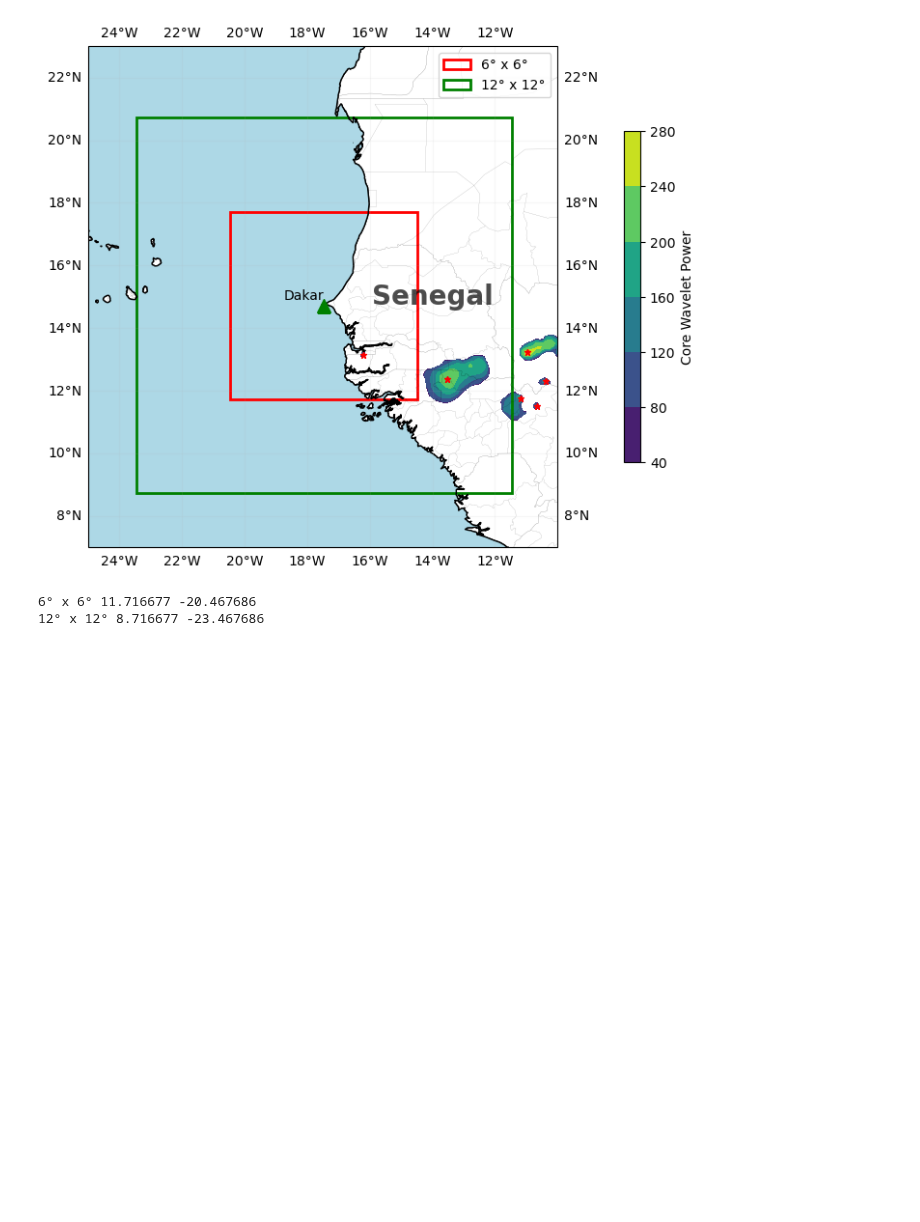
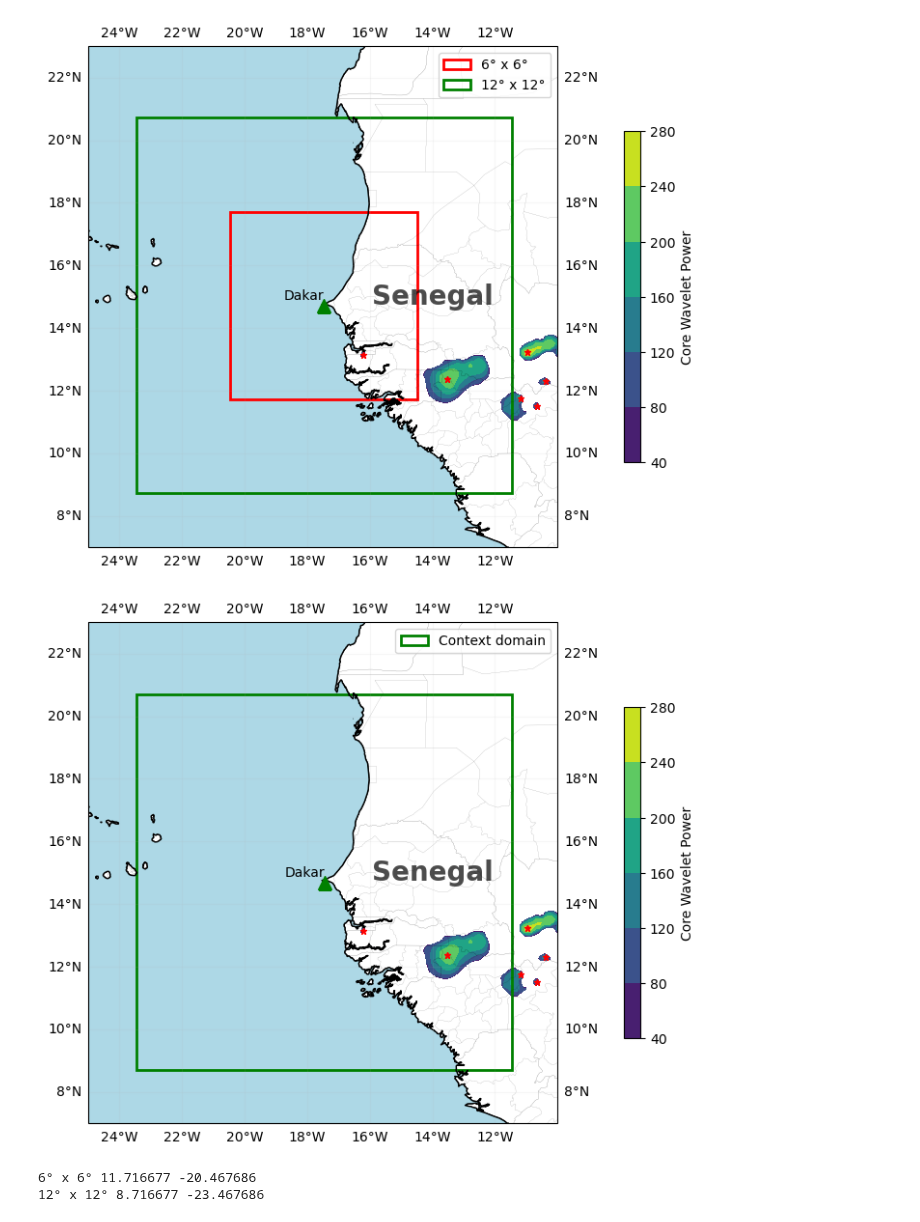
Before and after one commit to mendrika-mdg/EPS-Impact-Case-AI-Nowcasting, a Jupyter notebook: notebook/analysis/plotting-senegal.ipynb, the cells around one changed output. Saved outputs shown, nothing was run; the diff lists cells and outputs as text; code cells hidden in the pictures; blank space fills up the shorter version.

```diff
--- a/notebook/analysis/plotting-senegal.ipynb
+++ b/notebook/analysis/plotting-senegal.ipynb
@@ -120,6 +120,72 @@ plt.tight_layout()
 plt.show()
 # %% [output]
 [figure]
+# %%
+# Define extent
+extent = (-25, -10, 7, 23)
+
+# Create figure and axis
+fig, ax = plt.subplots(figsize=(7, 10), subplot_kw={'projection': ccrs.PlateCarree()})
+
+# Set map extent
+ax.set_extent(extent, crs=ccrs.PlateCarree())
+
+# Add map features
+ax.add_feature(cfeature.BORDERS, edgecolor='black', linewidth=0.1)
+ax.add_feature(cfeature.COASTLINE, edgecolor='black')
+
+# Force LAND to be white
+ax.add_feature(cfeature.LAND, facecolor='white', edgecolor='black')
+ax.add_feature(cfeature.OCEAN, facecolor='lightblue')
+
+gl = ax.gridlines(xlocs=np.arange(-26, -8, 2),
+                  ylocs=np.arange(8, 23, 2),
+                  draw_labels=True,
+                  crs=ccrs.PlateCarree(),
+                  alpha=0.1
+                )
+
+# Add administrative borders
+admin_borders = cfeature.NaturalEarthFeature(
+    category='cultural',
+    name='admin_1_states_provinces_lines',
+    scale='10m',
+    facecolor='none'
+)
+
+# display core data
+ax.add_feature(admin_borders, edgecolor='black', linewidth=0.06)
+contour_core = ax.contourf(lons, lats, cores, levels=[40, 80, 120, 160, 200, 240, 280], transform=ccrs.PlateCarree(), cmap="viridis")
+
+cbar_core = plt.colorbar(contour_core, fraction=0.03, pad=0.12)
+cbar_core.set_label("Core Wavelet Power")
+
+ax.text(-14, 15, "Senegal", fontsize=20, fontweight="bold", color="black",
+        transform=ccrs.PlateCarree(), ha="center", va="center", alpha=0.7)
+
+box_sizes = [12]
+colors = ['green']
+labels = ['Context domain']
+
+# Add rectangles
+for size, color, label in zip(box_sizes, colors, labels):
+    lower_left_lon = Dakar_lon - size / 2
+    lower_left_lat = Dakar_lat - size / 2
+    rect = Rectangle((lower_left_lon, lower_left_lat), size, size,
+                     linewidth=2, edgecolor=color, facecolor='none', label=label)
+    ax.add_patch(rect)
+
+for lt, ln in zip(x0_lat, x0_lon):
+  plt.plot(ln, lt, marker="*", color="red", markersize=5)
+
+# Plot a marker at Dakar's location
+plt.plot(Dakar_lon, Dakar_lat, marker="^", color="green", markersize=10)
+plt.text(Dakar_lon, Dakar_lat+0.1, "Dakar", ha="right", va="bottom")
+plt.legend()
+plt.tight_layout()
+plt.show()
+# %% [output]
+[figure, added]
 # %%
 for size, label in zip(box_sizes, labels):
     lower_left_lon = Dakar_lon - size / 2
```
Also changed, not shown: parts of 4 cells of this notebook, 12 other files.
